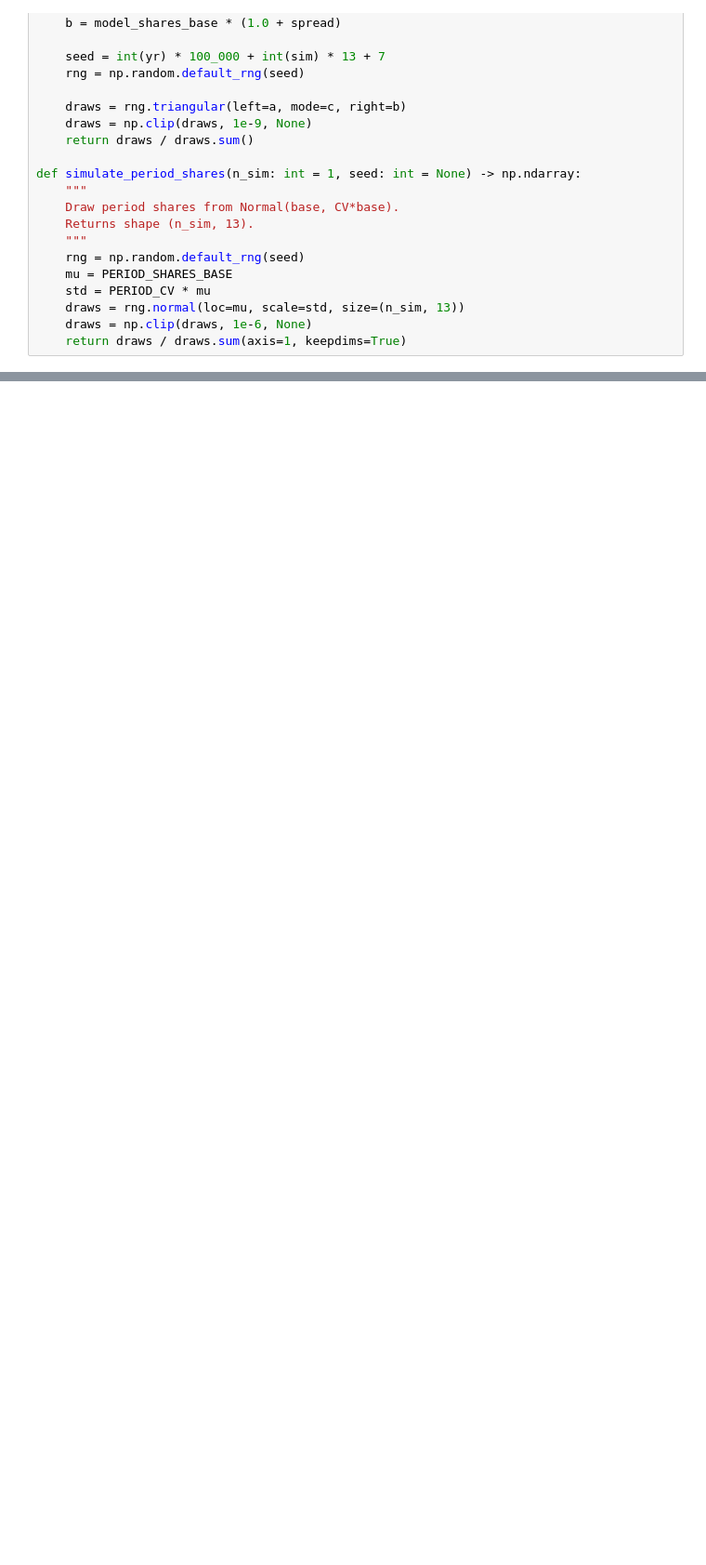
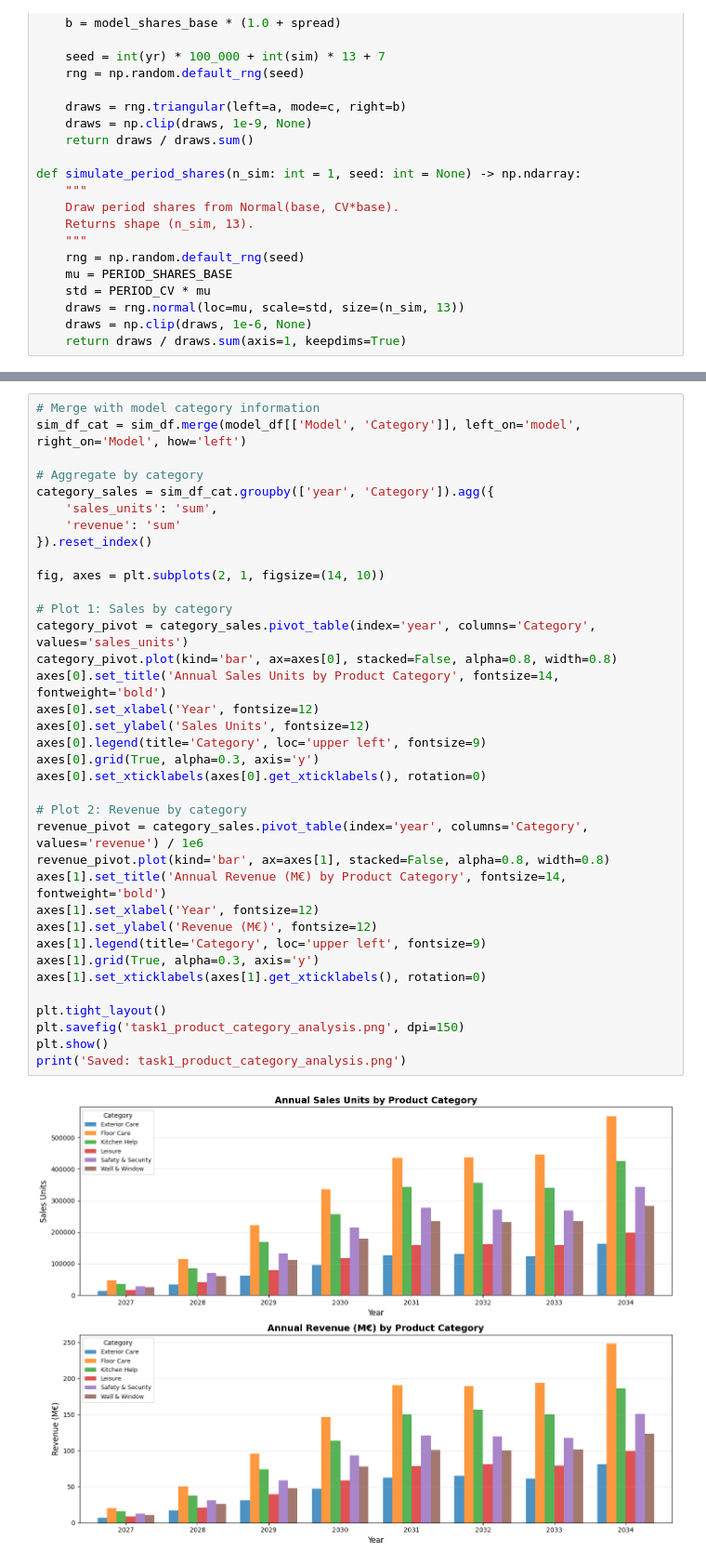
Before and after one commit to TIH233/ISYE6339_Case1, a Jupyter notebook: Task2/Simulator.ipynb, the cells around one changed output, grey strips where cells are left out. Shown at 93% size. Drawn from its saved outputs; the diff is of its cells as text; blank space fills up the shorter version.

```diff
--- a/Task2/Simulator.ipynb
+++ b/Task2/Simulator.ipynb
@@ -888,0 +1090,38 @@ Saved: task6_lost_sales_by_scenario.png
+# %%
+# Merge with model category information
+sim_df_cat = sim_df.merge(model_df[['Model', 'Category']], left_on='model', right_on='Model', how='left')
+
+# Aggregate by category
+category_sales = sim_df_cat.groupby(['year', 'Category']).agg({
+    'sales_units': 'sum',
+    'revenue': 'sum'
+}).reset_index()
+
+fig, axes = plt.subplots(2, 1, figsize=(14, 10))
+
+# Plot 1: Sales by category
+category_pivot = category_sales.pivot_table(index='year', columns='Category', values='sales_units')
+category_pivot.plot(kind='bar', ax=axes[0], stacked=False, alpha=0.8, width=0.8)
+axes[0].set_title('Annual Sales Units by Product Category', fontsize=14, fontweight='bold')
+axes[0].set_xlabel('Year', fontsize=12)
+axes[0].set_ylabel('Sales Units', fontsize=12)
+axes[0].legend(title='Category', loc='upper left', fontsize=9)
+axes[0].grid(True, alpha=0.3, axis='y')
+axes[0].set_xticklabels(axes[0].get_xticklabels(), rotation=0)
+
+# Plot 2: Revenue by category
+revenue_pivot = category_sales.pivot_table(index='year', columns='Category', values='revenue') / 1e6
+revenue_pivot.plot(kind='bar', ax=axes[1], stacked=False, alpha=0.8, width=0.8)
+axes[1].set_title('Annual Revenue (M€) by Product Category', fontsize=14, fontweight='bold')
+axes[1].set_xlabel('Year', fontsize=12)
+axes[1].set_ylabel('Revenue (M€)', fontsize=12)
+axes[1].legend(title='Category', loc='upper left', fontsize=9)
+axes[1].grid(True, alpha=0.3, axis='y')
+axes[1].set_xticklabels(axes[1].get_xticklabels(), rotation=0)
+
+plt.tight_layout()
+plt.savefig('task1_product_category_analysis.png', dpi=150)
+plt.show()
+print('Saved: task1_product_category_analysis.png')
+# %% [output]
+[figure, added]
```
Also changed, not shown: parts of 41 cells of this notebook, 8 other files.
